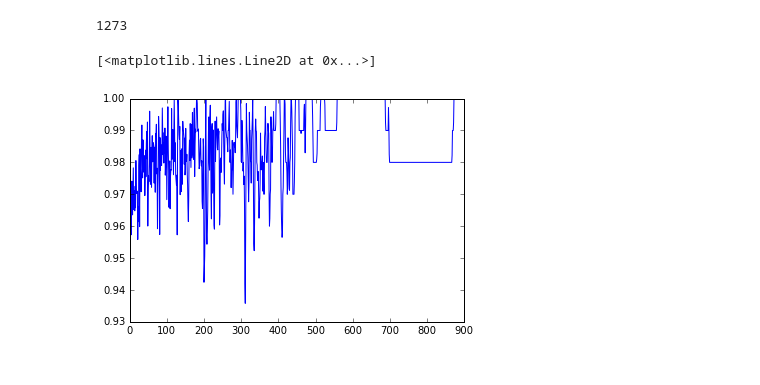
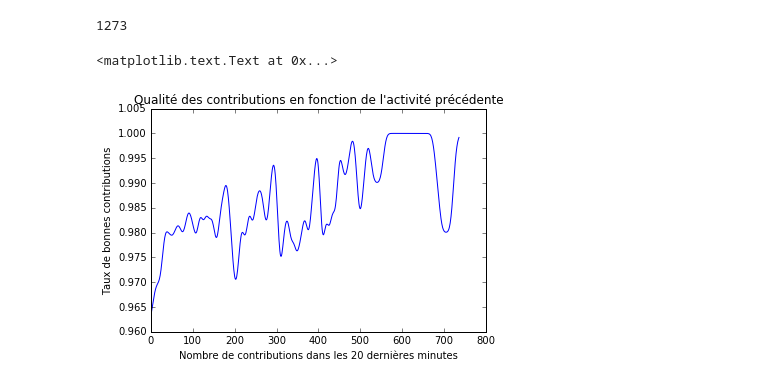
Before and after one commit to opensolarmap/solml, a Jupyter notebook: contrib_errors.ipynb, the cells around one changed output. Cells and saved outputs as stored; diff of their text form; code cells hidden in the pictures.

```diff
--- a/contrib_errors.ipynb
+++ b/contrib_errors.ipynb
@@ -11,6 +16,6 @@ from IPython.display import display, HTML
 # %%
-buildings_path = '/data/server/OpenSolarMap/buildings.csv'
-contribs_path = '/data/server/OpenSolarMap/contribs.csv'
+buildings_path = '/server/var/data/OpenSolarMap/buildings.csv'
+contribs_path = '/server/var/data/OpenSolarMap/contribs.csv'
 
 buildings = pd.read_csv(buildings_path, names=['building', 'shape', 'surface', 'angle', 'orientation'])
 contribs = pd.read_csv(contribs_path, names=['building', 'orientation', 'user', 'timestamp'])
@@ -148,18 +176,41 @@ clean_dataset = clean_dataset[features]
 len(clean_dataset[clean_dataset.label==-1])
 # %% [output]
 1273
+# %%
+def custom_convolution(a, kernel):
+    n = len(a)
+    k = int((len(kernel)-1)/2)
+
+    conv = np.zeros(n)
+    for i in range(n):
+        imin_kernel = max(0, k-i)
+        imax_kernel = min(2*k+1, k+n-i)
+        imin_a = max(0, i-k)
+        imax_a = min(n, k+1+i)
+        conv[i] = (a[imin_a:imax_a]*kernel[imin_kernel:imax_kernel]).sum() / (kernel[imin_kernel:imax_kernel].sum())
+
+    return conv
+
+sigma = 6.
+kernel_size = int(math.floor(3.5*sigma))
+kernel = np.exp(-np.power(np.arange(2*kernel_size+1)-kernel_size, 2.)/(2*np.power(sigma, 2.)))
+kernel /= kernel.sum()
 # %%
 renormalized_labels = clean_dataset[['responses_last_20_mn', 'label']].copy()
 renormalized_labels['label'] = (renormalized_labels.label + 1) / 2
 renormalized_labels.sort_values(by='responses_last_20_mn', inplace=True)
 
 renormalized_labels.label = pd.rolling_mean(renormalized_labels.label, 100)
 fatigue_effect_smoothed = renormalized_labels.groupby('responses_last_20_mn')['label'].mean()
+fatigue_effect_smoothed = custom_convolution(fatigue_effect_smoothed, kernel)
 
 plt.plot(fatigue_effect_smoothed)
+plt.title("Qualité des contributions en fonction de l'activité précédente")
+plt.xlabel('Nombre de contributions dans les 20 dernières minutes')
+plt.ylabel('Taux de bonnes contributions')
 # %% [output]
-[<matplotlib.lines.Line2D at 0x...>]
+<matplotlib.text.Text at 0x...>
-[figure, old version]
+[figure, new version]
 # %%
 renormalized_labels = clean_dataset[['response_time_seconds', 'label']].copy()
 renormalized_labels['label'] = (renormalized_labels.label + 1) / 2
```
Also changed, not shown: parts of 13 cells of this notebook.
